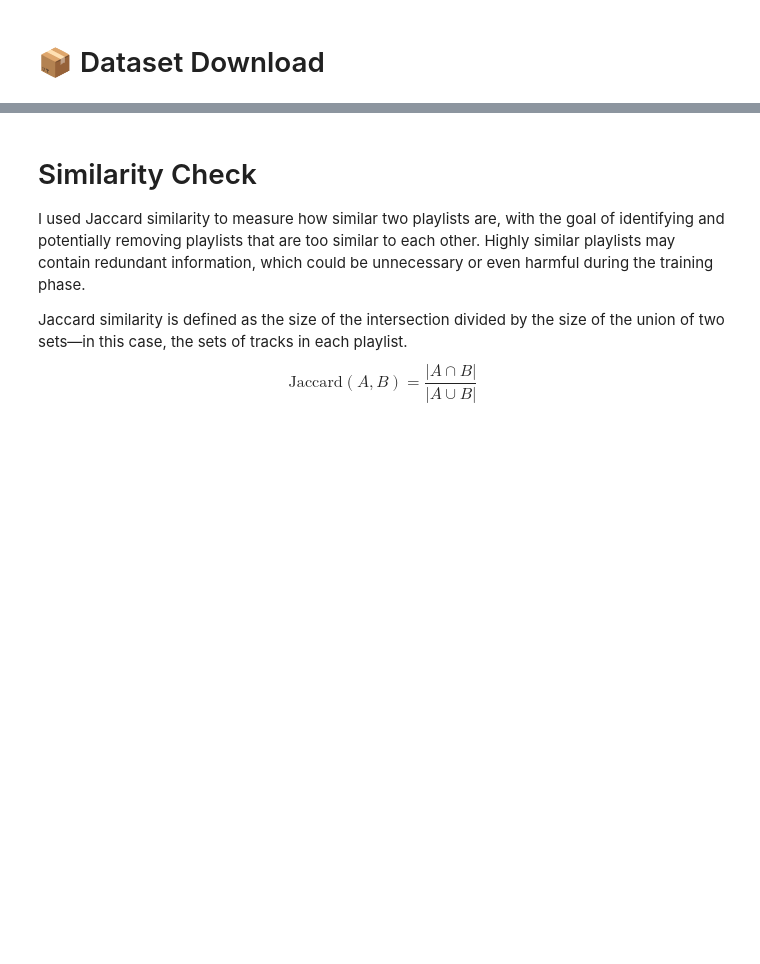
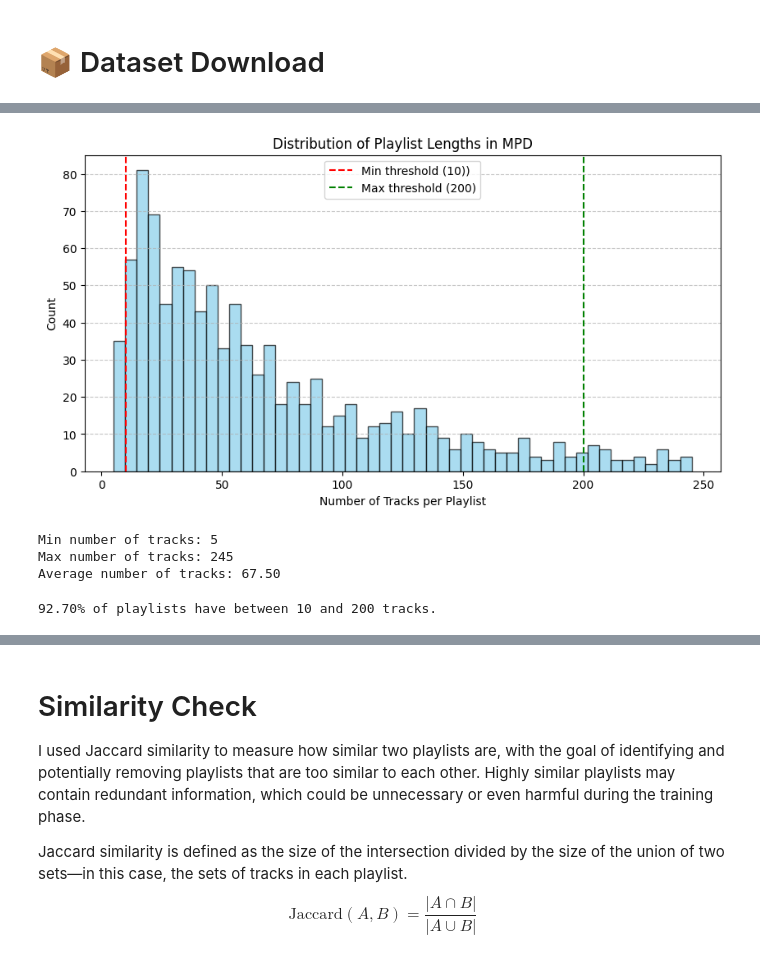
Before and after one commit to Catairu/AIML_project, a Jupyter notebook: Progetto.ipynb, the cells around one changed output, grey strips where cells are left out. Drawn from its saved outputs; the diff is of its cells as text; code cells hidden in the pictures; blank space fills up the shorter version.

```diff
--- a/Progetto.ipynb
+++ b/Progetto.ipynb
@@ -95,24 +176,41 @@ pd.concat([top_tracks, top_artists], axis=1)
 # %%
 num_tracks = np.array([p["num_tracks"] for p in single_file["playlists"]])
-min_tracks = np.min(num_tracks)
-max_tracks = np.max(num_tracks)
-avg_tracks = np.mean(num_tracks)
+
+min_threshold = 10
+max_threshold = 200
 
 plt.figure(figsize=(10, 5))
 plt.hist(num_tracks, bins=50, color="skyblue", edgecolor="black", alpha=0.7)
 
-plt.axvline(x=10, color="red", linestyle="dashed", label="Min threshold (10)")
-plt.axvline(x=150, color="green", linestyle="dashed", label="Max threshold (150)")
+plt.axvline(x=min_threshold, color="red", linestyle="dashed", label=f"Min threshold ({min_threshold}))")
+plt.axvline(x=max_threshold, color="green", linestyle="dashed", label=f"Max threshold ({max_threshold})")
 
 plt.xlabel("Number of Tracks per Playlist")
 plt.ylabel("Count")
 plt.title("Distribution of Playlist Lengths in MPD")
 plt.legend()
 plt.grid(axis="y", linestyle="--", alpha=0.7)
 
 plt.show()
 
+min_tracks = np.min(num_tracks)
+max_tracks = np.max(num_tracks)
+avg_tracks = np.mean(num_tracks)
+
 print(f"Min number of tracks: {min_tracks}")
 print(f"Max number of tracks: {max_tracks}")
 print(f"Average number of tracks: {avg_tracks:.2f}")
+# %% [output]
+[figure, added]
+Min number of tracks: 5
+Max number of tracks: 245
+Average number of tracks: 67.50
+# %%
+num_total = len(num_tracks)
+num_in_range = np.sum((num_tracks >= min_threshold) & (num_tracks <= max_threshold))
+percentage = (num_in_range / num_total) * 100
+
+print(f"{percentage:.2f}% of playlists have between {min_threshold} and {max_threshold} tracks.")
+# %% [output]
+92.70% of playlists have between 10 and 200 tracks.
 # %%
```
Also changed, not shown: parts of 72 cells of this notebook.
